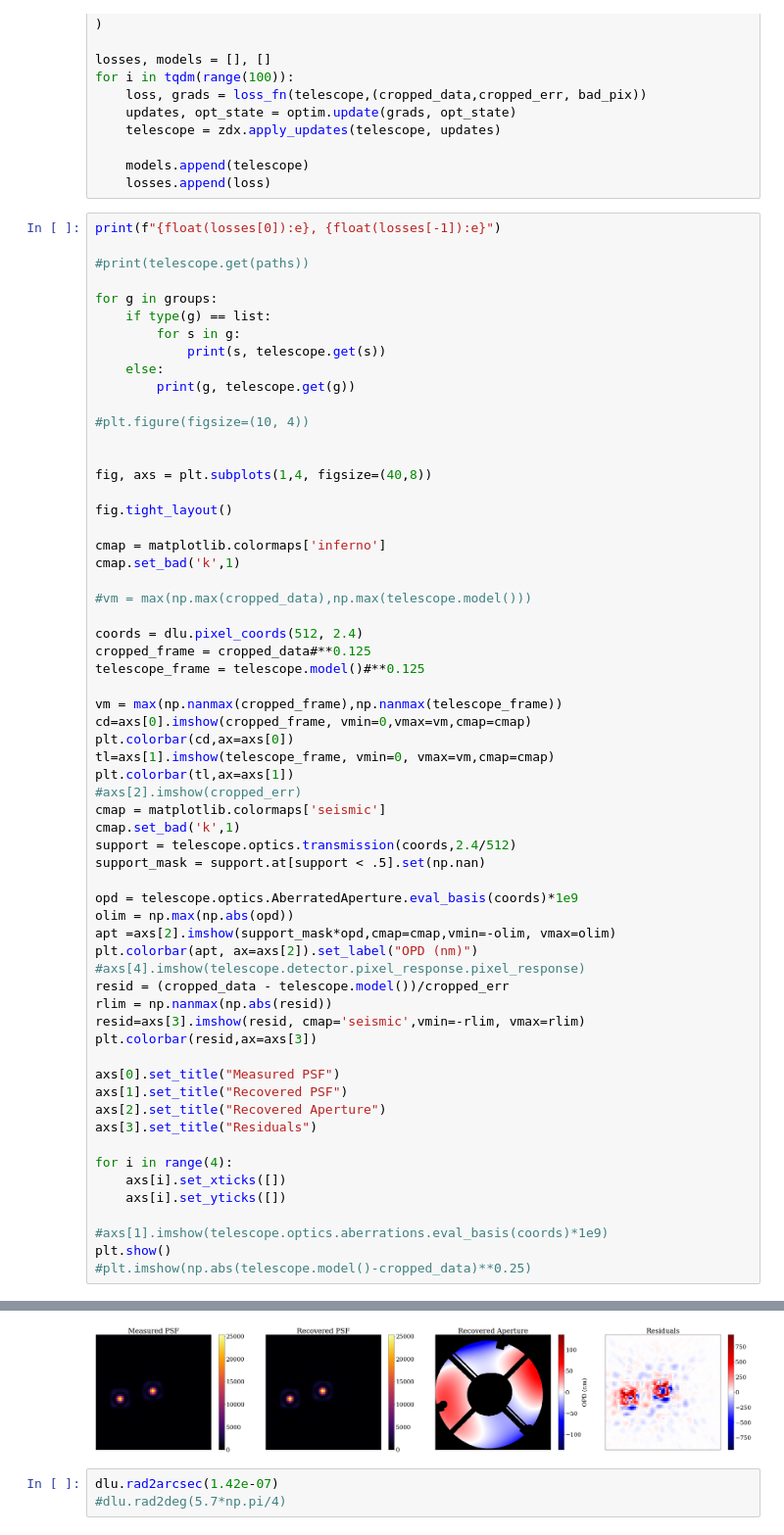
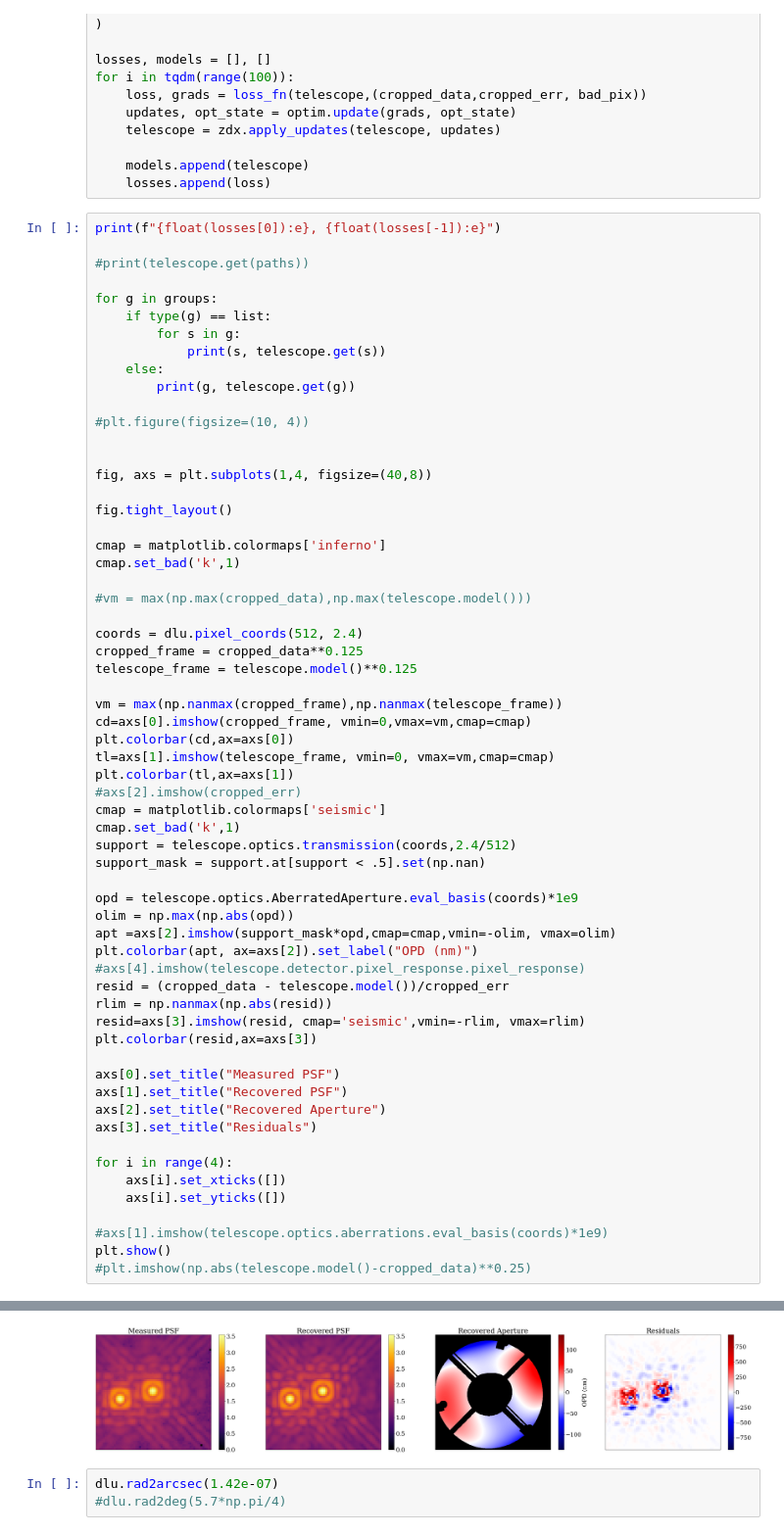
Before and after one commit to h-greer/hubble, a Jupyter notebook: notebooks/binary.ipynb, the cells around one changed output, grey strips where cells are left out. Shown: that part at 98% size. Saved outputs shown, nothing was run; the diff lists cells and outputs as text.

Commit message:
fix up binary images

```diff
--- a/notebooks/binary.ipynb
+++ b/notebooks/binary.ipynb
@@ -398,8 +398,8 @@ cmap.set_bad('k',1)
 #vm = max(np.max(cropped_data),np.max(telescope.model()))
 
 coords = dlu.pixel_coords(512, 2.4)
-cropped_frame = cropped_data#**0.125
-telescope_frame = telescope.model()#**0.125
+cropped_frame = cropped_data**0.125
+telescope_frame = telescope.model()**0.125
 
 vm = max(np.nanmax(cropped_frame),np.nanmax(telescope_frame))
 cd=axs[0].imshow(cropped_frame, vmin=0,vmax=vm,cmap=cmap)
@@ -425,34 +425,34 @@ plt.colorbar(resid,ax=axs[3])
 axs[0].set_title("Measured PSF")
 axs[1].set_title("Recovered PSF")
 axs[2].set_title("Recovered Aperture")
 axs[3].set_title("Residuals")
 
 for i in range(4):
     axs[i].set_xticks([])
     axs[i].set_yticks([])
 
 #axs[1].imshow(telescope.optics.aberrations.eval_basis(coords)*1e9)
 plt.show()
 #plt.imshow(np.abs(telescope.model()-cropped_data)**0.25)
 # %% [output]
 1.595095e+09, 1.839778e+07
 mean_flux 446270.56
 position [-1.9872548e-06 -3.2633932e-07]
 separation 3.907473e-06
 contrast 1.0052778
 position_angle 1.3344604
 cold_mask.transformation.translation [-0.09019878 -0.05082413]
 cold_mask.transformation.rotation 0.77824795
 AberratedAperture.coefficients [-6.8401995e-10  2.1948177e-08  2.3738361e-08 -5.3245772e-09
   5.3787536e-10  8.4193648e-09 -9.6000308e-10 -1.0506297e-08]
 cold_mask.outer.radius 1.12583
 cold_mask.secondary.radius 0.44437414
 ... (8 lines left out)
 cold_mask.softening 0.1
 constant.value 0.036243796
 detector_response.coefficients [0. 0. 0.]
 optics.psf_pixel_scale 0.0432
-[figure, old version]
+[figure, new version]
 # %%
 dlu.rad2arcsec(1.42e-07)
 #dlu.rad2deg(5.7*np.pi/4)
```
